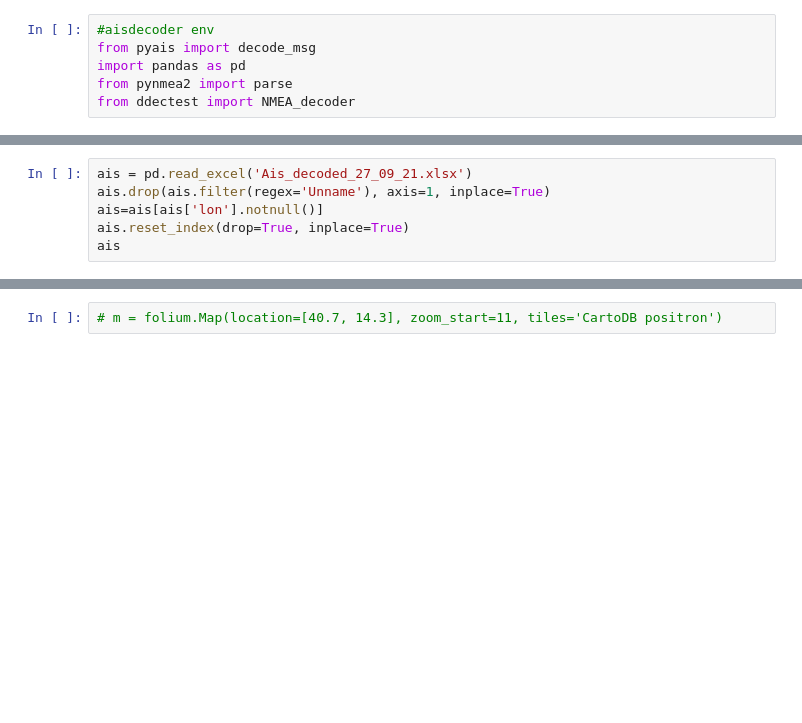
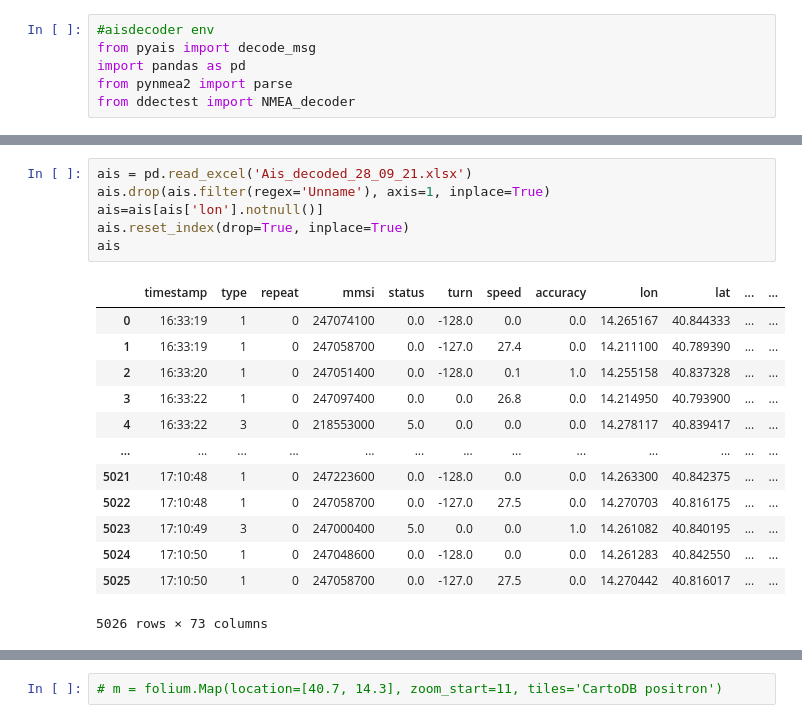
Before and after one commit to sirbastiano/AisDecoder, a Jupyter notebook: main.ipynb, the cells around one changed output, grey strips where cells are left out. Drawn from its saved outputs; the diff is of its cells as text; blank space fills up the shorter version.

```diff
--- a/main.ipynb
+++ b/main.ipynb
@@ -27,6 +37,20 @@ dateTime = None
 # %%
-ais = pd.read_excel('Ais_decoded_27_09_21.xlsx')
+ais = pd.read_excel('Ais_decoded_28_09_21.xlsx')
 ais.drop(ais.filter(regex='Unname'), axis=1, inplace=True)
 ais=ais[ais['lon'].notnull()]
 ais.reset_index(drop=True, inplace=True)
 ais
+# %% [output]
+|  | timestamp | type | repeat | mmsi | status | turn | speed | accuracy | lon | lat | ... | ... |
+| 0 | 16:33:19 | 1 | 0 | 247074100 | 0.0 | -128.0 | 0.0 | 0.0 | 14.265167 | 40.844333 | ... | ... |
+| 1 | 16:33:19 | 1 | 0 | 247058700 | 0.0 | -127.0 | 27.4 | 0.0 | 14.211100 | 40.789390 | ... | ... |
+| 2 | 16:33:20 | 1 | 0 | 247051400 | 0.0 | -128.0 | 0.1 | 1.0 | 14.255158 | 40.837328 | ... | ... |
+| 3 | 16:33:22 | 1 | 0 | 247097400 | 0.0 | 0.0 | 26.8 | 0.0 | 14.214950 | 40.793900 | ... | ... |
+| 4 | 16:33:22 | 3 | 0 | 218553000 | 5.0 | 0.0 | 0.0 | 0.0 | 14.278117 | 40.839417 | ... | ... |
+| ... | ... | ... | ... | ... | ... | ... | ... | ... | ... | ... | ... | ... |
+| 5021 | 17:10:48 | 1 | 0 | 247223600 | 0.0 | -128.0 | 0.0 | 0.0 | 14.263300 | 40.842375 | ... | ... |
+| 5022 | 17:10:48 | 1 | 0 | 247058700 | 0.0 | -127.0 | 27.5 | 0.0 | 14.270703 | 40.816175 | ... | ... |
+| 5023 | 17:10:49 | 3 | 0 | 247000400 | 5.0 | 0.0 | 0.0 | 1.0 | 14.261082 | 40.840195 | ... | ... |
+| 5024 | 17:10:50 | 1 | 0 | 247048600 | 0.0 | -128.0 | 0.0 | 0.0 | 14.261283 | 40.842550 | ... | ... |
+| 5025 | 17:10:50 | 1 | 0 | 247058700 | 0.0 | -127.0 | 27.5 | 0.0 | 14.270442 | 40.816017 | ... | ... |
+5026 rows × 73 columns
```
Also changed, not shown: parts of 9 cells of this notebook, 2 other files.
